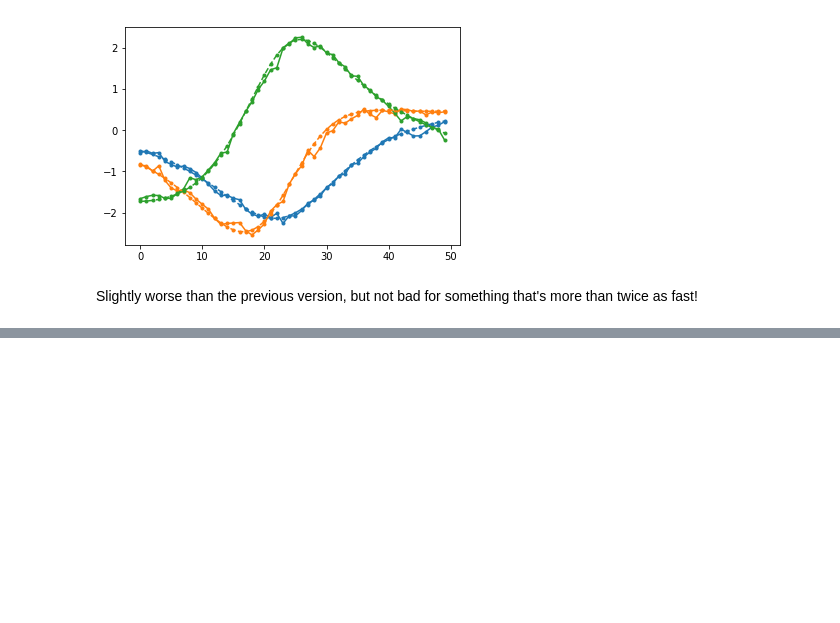
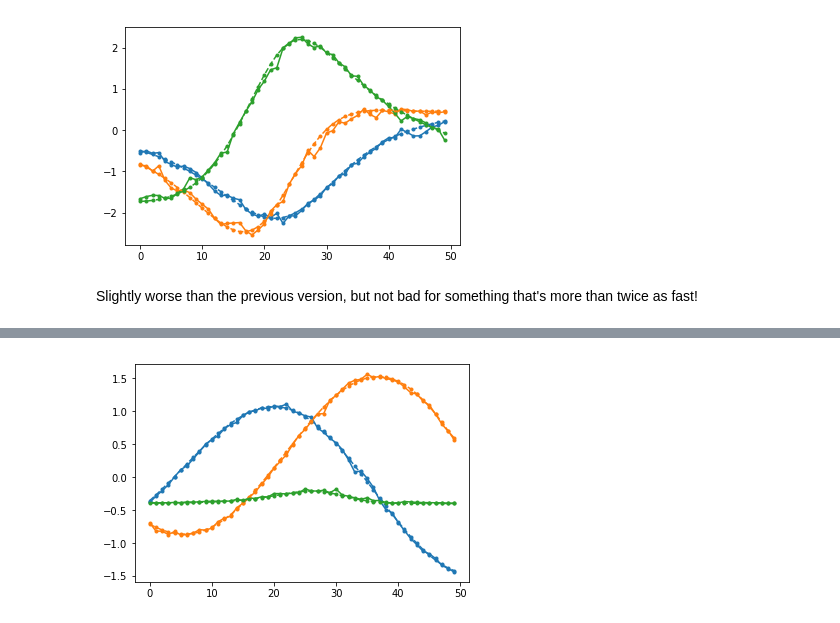
Before and after one commit to ppaga/Time-serie-forecasting, a Jupyter notebook: Time serie forecasting.ipynb, the cells around one changed output, grey strips where cells are left out. Saved outputs shown, nothing was run; the diff lists cells and outputs as text; code cells hidden in the pictures; blank space fills up the shorter version.

```diff
--- a/Time serie forecasting.ipynb
+++ b/Time serie forecasting.ipynb
@@ -345,0 +441,10 @@ Slightly worse than the previous version, but not bad for something that's more
+# %%
+N_test_fast = int(1e3)
+# set aside some data for testing
+test_Rossler_fast = y_Rossler_fast[-N_test_fast:,:]
+# generate a batch
+batch_Rossler_fast = generate_batch(y_Rossler_fast[:-N_test_fast,:])
+
+hist0 = train(predictor, 1e-2, batch_Rossler_fast, epochs = 30)
+hist1 = train(predictor, 1e-4, batch_Rossler_fast, epochs = 10)
+hist2 = train(predictor, 1e-5, batch_Rossler_fast, epochs = 10)
@@ -345,0 +469,12 @@ Slightly worse than the previous version, but not bad for something that's more
+# %%
+i=np.random.randint(test_Rossler_fast.shape[0]-(input_length+output_length))
+x_test = test_Rossler_fast[i:i+input_length+output_length,:]
+y_test = x_test[-(output_length):,:]
+x_test = x_test[:-output_length,:]
+y_pred = predictor.predict(np.expand_dims(x_test,axis=0)).squeeze()
+
+plt.plot(range(output_length),y_pred.squeeze(),'.-');
+plt.gca().set_prop_cycle(None);
+plt.plot(range(output_length), y_test,'.--');
+# %% [output]
+[figure, added]
```
Also changed, not shown: parts of 24 cells of this notebook.
